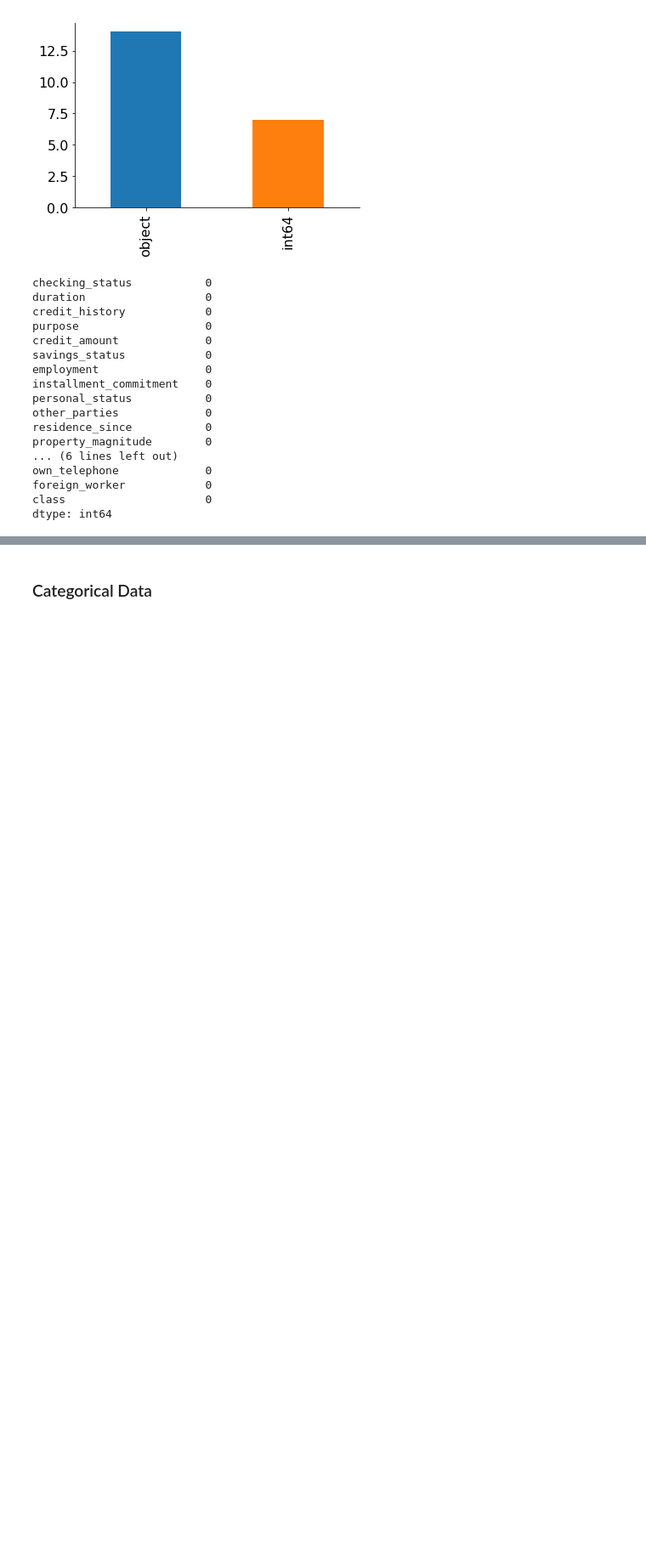
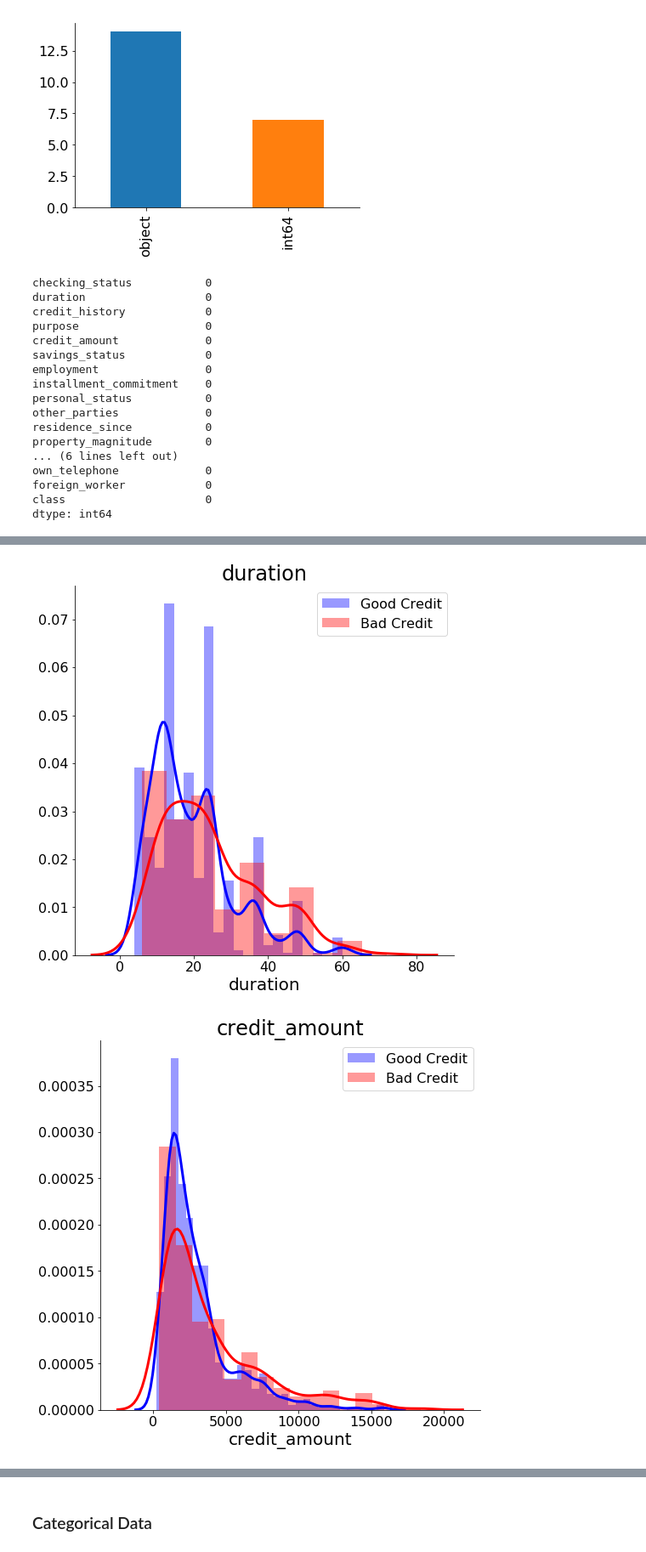
Before and after one commit to cldowdy/tech_assesment, a Jupyter notebook: Exploratory.ipynb, the cells around one changed output, grey strips where cells are left out. Shown at 85% size. Drawn from its saved outputs; the diff is of its cells as text; code cells hidden in the pictures; blank space fills up the shorter version.

Commit message:
Updated EDA notebook with additonal graphics - Class seperation - Categorical variable breakdown - Sample limitations

```diff
--- a/Exploratory.ipynb
+++ b/Exploratory.ipynb
@@ -6,7 +6,7 @@ import numpy as np
 import matplotlib.pyplot as plt
 import seaborn as sns
 
-plt.style.use('plot_default_config.mplstyle')
+plt.style.use('.config/plot_default_config.mplstyle')
 %matplotlib inline
 # %% [markdown]
 # Load Data
@@ -93,0 +76,18 @@ sns.distplot(df['duration'], color='g')
+# %%
+def seperation_plot(data: pd.DataFrame, column: str):
+    """
+    Produce a KDE of class seperation as a function of input column
+    """
+    fig, ax = plt.subplots(1, 1, figsize=(8,8))
+    sns.distplot(df.loc[df['class']=="good", column], color='b', ax=ax)
+    sns.distplot(df.loc[df['class']=="bad", column], color='r', ax=ax)
+    ax.legend(['Good Credit', "Bad Credit"])
+    ax.set_title(column)
+    return fig, ax
+# %%
+# Iterate through all the numeric data columns and plot the class seperation
+for col in df.select_dtypes(include=['int']).columns:
+    seperation_plot(df, col)
+# %% [output]
+[figure, added]
+[figure, added]
```
Also changed, not shown: parts of 12 cells of this notebook.
